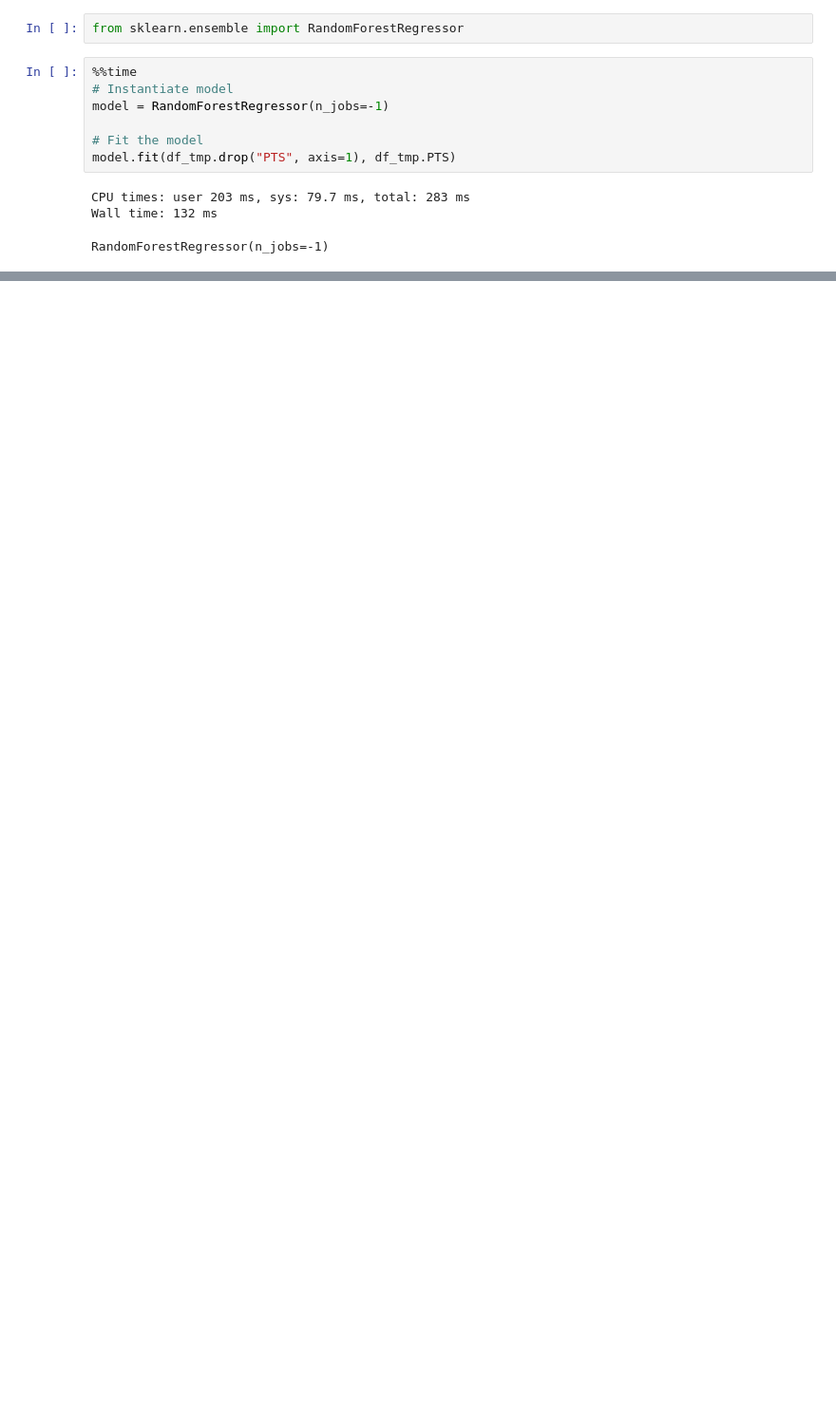
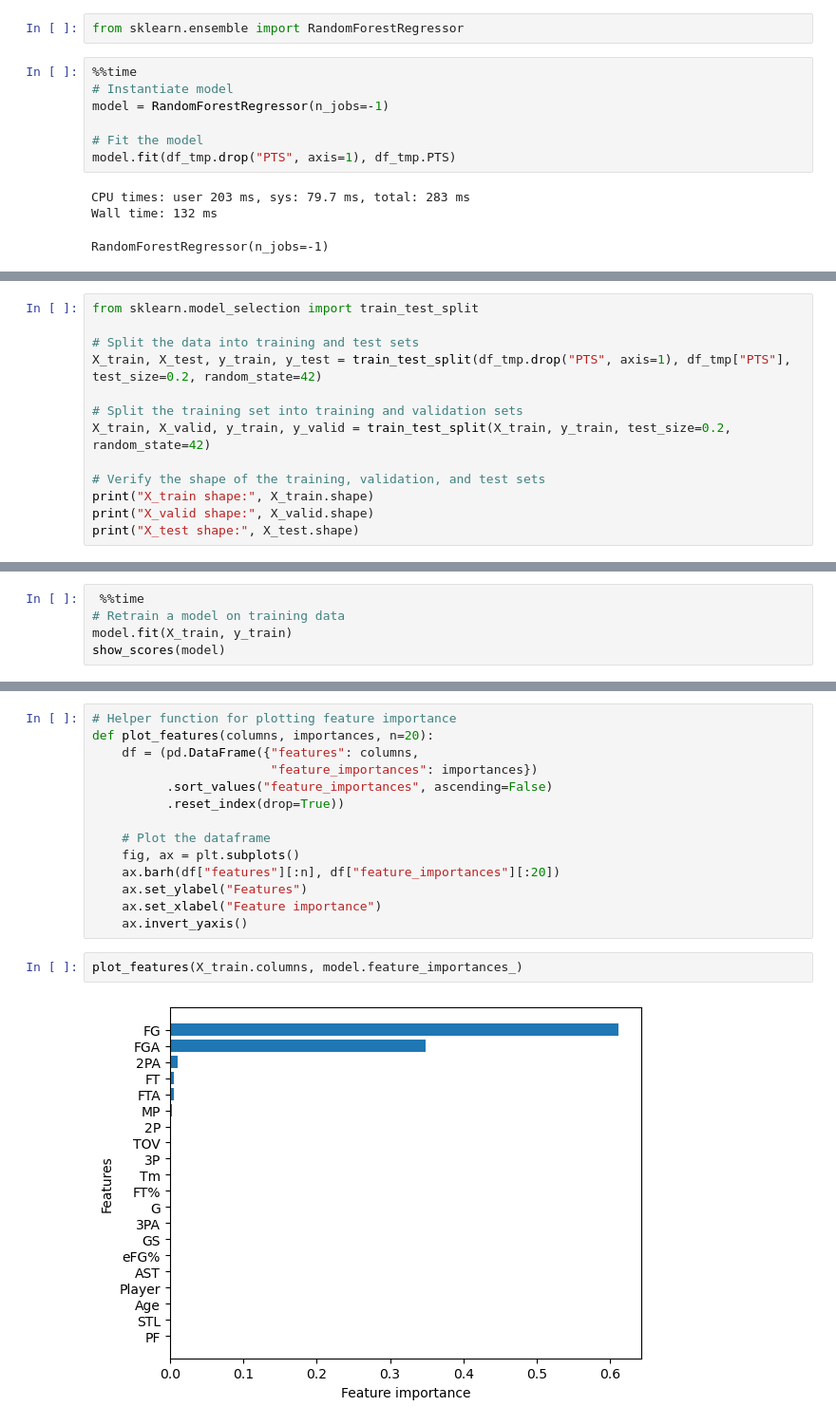
Before and after one commit to Hei-Chunhei/NBA_Players_Scoring_Prediction_Regression, a Jupyter notebook: NBA_Scoring_Prediction_Playoff.ipynb, the cells around one changed output, grey strips where cells are left out. Shown: that part at 95% size. Drawn from its saved outputs; the diff is of its cells as text; blank space fills up the shorter version.

```diff
--- a/NBA_Scoring_Prediction_Playoff.ipynb
+++ b/NBA_Scoring_Prediction_Playoff.ipynb
@@ -427,0 +435,13 @@ RandomForestRegressor(n_jobs=-1)
+# %%
+from sklearn.model_selection import train_test_split
+
+# Split the data into training and test sets
+X_train, X_test, y_train, y_test = train_test_split(df_tmp.drop("PTS", axis=1), df_tmp["PTS"], test_size=0.2, random_state=42)
+
+# Split the training set into training and validation sets
+X_train, X_valid, y_train, y_valid = train_test_split(X_train, y_train, test_size=0.2, random_state=42)
+
+# Verify the shape of the training, validation, and test sets
+print("X_train shape:", X_train.shape)
+print("X_valid shape:", X_valid.shape)
+print("X_test shape:", X_test.shape)
@@ -427,0 +485,5 @@ RandomForestRegressor(n_jobs=-1)
+# %%
+ %%time
+# Retrain a model on training data
+model.fit(X_train, y_train)
+show_scores(model)
@@ -427,0 +613,18 @@ RandomForestRegressor(n_jobs=-1)
+# %%
+# Helper function for plotting feature importance
+def plot_features(columns, importances, n=20):
+    df = (pd.DataFrame({"features": columns,
+                        "feature_importances": importances})
+          .sort_values("feature_importances", ascending=False)
+          .reset_index(drop=True))
+
+    # Plot the dataframe
+    fig, ax = plt.subplots()
+    ax.barh(df["features"][:n], df["feature_importances"][:20])
+    ax.set_ylabel("Features")
+    ax.set_xlabel("Feature importance")
+    ax.invert_yaxis()
+# %%
+plot_features(X_train.columns, model.feature_importances_)
+# %% [output]
+[figure, added]
```
Also changed, not shown: parts of 22 cells of this notebook, 2 other files.
